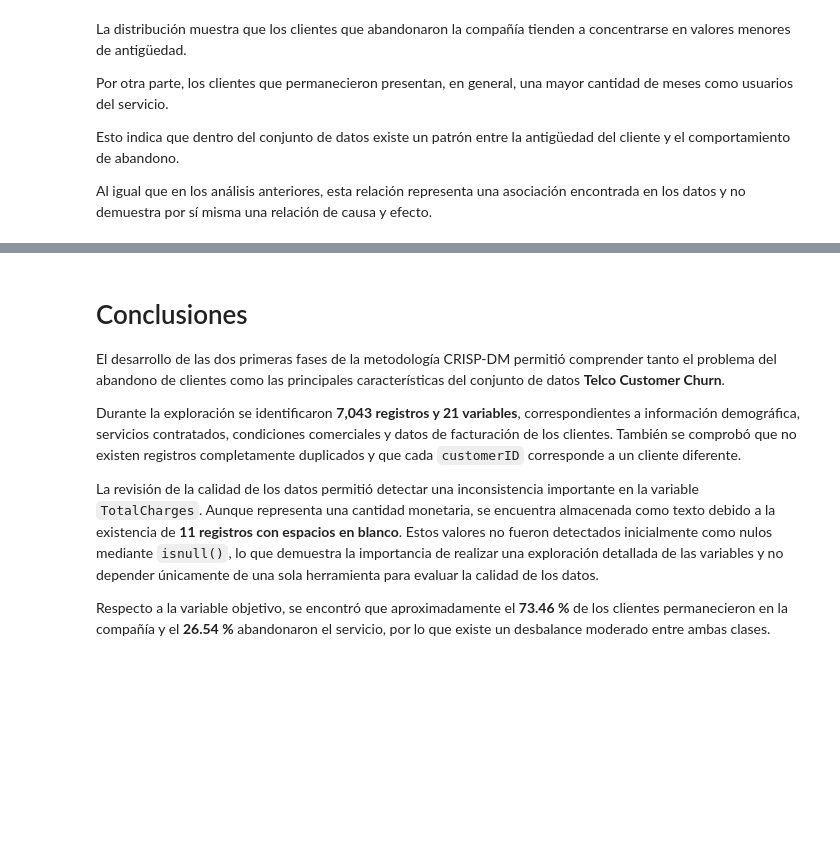
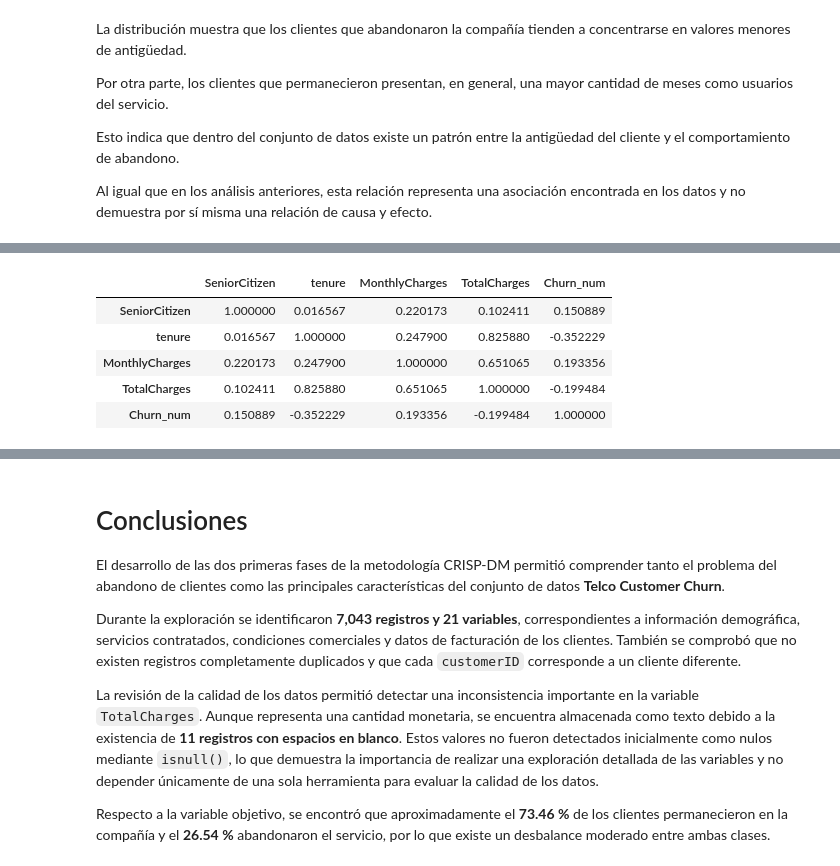
Before and after one commit to DalilaGallegos/Portafolio-Diplomado-en-Python-Gallegos-Jimenez-Yajaira-Dalila, a Jupyter notebook: 01_Analisis_Exploratorio.ipynb, the cells around one changed output, grey strips where cells are left out. Cells and saved outputs as stored; diff of their text form; code cells hidden in the pictures; blank space fills up the shorter version.

```diff
--- a/01_Analisis_Exploratorio.ipynb
+++ b/01_Analisis_Exploratorio.ipynb
@@ -556,0 +636,36 @@ Al igual que en los análisis anteriores, esta relación representa una asociaci
+# %%
+# Copia auxiliar únicamente para el análisis de correlación
+df_corr = df.copy()
+
+# Conversión temporal de TotalCharges
+df_corr["TotalCharges"] = pd.to_numeric(
+    df_corr["TotalCharges"],
+    errors="coerce"
+)
+
+# Representación numérica temporal de la variable objetivo
+df_corr["Churn_num"] = df_corr["Churn"].map({
+    "No": 0,
+    "Yes": 1
+})
+
+variables_correlacion = [
+    "SeniorCitizen",
+    "tenure",
+    "MonthlyCharges",
+    "TotalCharges",
+    "Churn_num"
+]
+
+correlaciones = df_corr[
+    variables_correlacion
+].corr()
+
+correlaciones
+# %% [output]
+|  | SeniorCitizen | tenure | MonthlyCharges | TotalCharges | Churn_num |
+| SeniorCitizen | 1.000000 | 0.016567 | 0.220173 | 0.102411 | 0.150889 |
+| tenure | 0.016567 | 1.000000 | 0.247900 | 0.825880 | -0.352229 |
+| MonthlyCharges | 0.220173 | 0.247900 | 1.000000 | 0.651065 | 0.193356 |
+| TotalCharges | 0.102411 | 0.825880 | 0.651065 | 1.000000 | -0.199484 |
+| Churn_num | 0.150889 | -0.352229 | 0.193356 | -0.199484 | 1.000000 |
```
Also changed, not shown: parts of 10 cells of this notebook.
